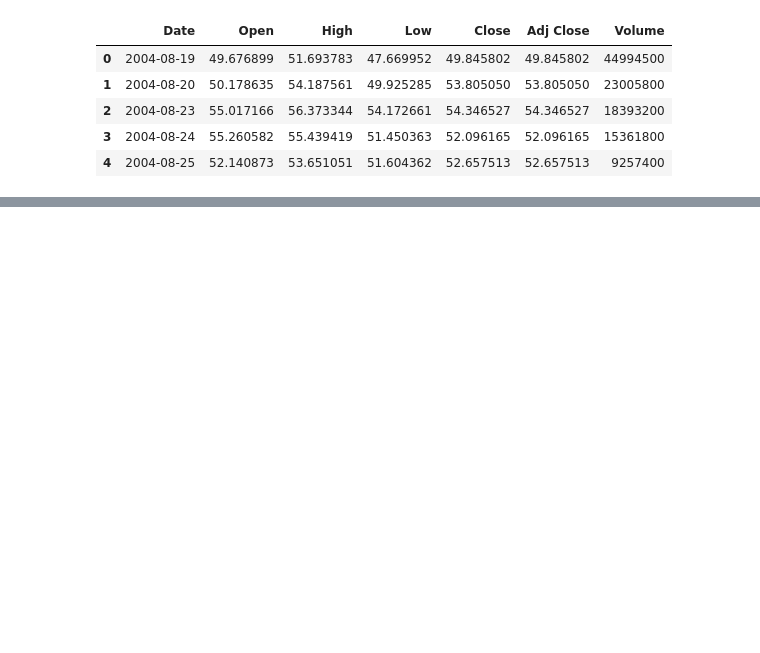
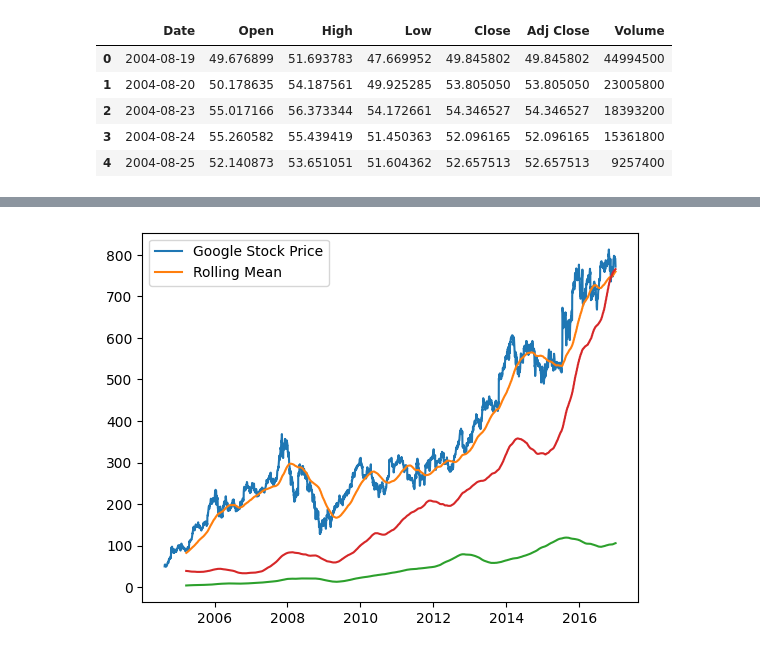
Before and after one commit to bipasnadulal/aws-future-ai-programmer-nanodegree, a Jupyter notebook: statistics_from_stock_data/statistics_from_stock_data.ipynb, the cells around one changed output, grey strips where cells are left out. Drawn from its saved outputs; the diff is of its cells as text; code cells hidden in the pictures; blank space fills up the shorter version.

Commit message:
plot a graph

```diff
--- a/statistics_from_stock_data/statistics_from_stock_data.ipynb
+++ b/statistics_from_stock_data/statistics_from_stock_data.ipynb
@@ -22,0 +40,9 @@ amazon_stock = pd.read_csv('./data/AMZN.csv', usecols =['Date', 'Adj Close'], in
+# %%
+# Change the Adj Close column label to Google
+google_stock = google_stock.rename(columns={'Adj Close':'google_stock_adj_close'})
+
+# Change the Adj Close column label to Apple
+apple_stock = apple_stock.rename(columns={'Adj Close':'apple_stock_adj_close'})
+
+# Change the Adj Close column label to Amazon
+amazon_stock = amazon_stock.rename(columns={'Adj Close':'amazon_stock_adj_close'})
@@ -22,0 +60,9 @@ amazon_stock = pd.read_csv('./data/AMZN.csv', usecols =['Date', 'Adj Close'], in
+# %%
+# We join the Google stock to all_stocks
+all_stocks = all_stocks.join(google_stock)
+
+# We join the Apple stock to all_stocks
+all_stocks = all_stocks.join(apple_stock)
+
+# We join the Amazon stock to all_stocks
+all_stocks = all_stocks.join(amazon_stock)
@@ -22,0 +92,6 @@ amazon_stock = pd.read_csv('./data/AMZN.csv', usecols =['Date', 'Adj Close'], in
+# %%
+# Print the column-wise count of NaN values, if any, in the all_stocks dataframe
+all_stocks.isnull().any()
+
+# Remove any rows that contain NaN values. Do this operation inplace.
+all_stocks.dropna(axis=0, inplace=True)
@@ -22,0 +125,20 @@ amazon_stock = pd.read_csv('./data/AMZN.csv', usecols =['Date', 'Adj Close'], in
+# %%
+# We compute the rolling mean using a 150-Day window for Google stock
+rollingMean = all_stocks.rolling(150).mean()
+# %%
+# this allows plots to be rendered in the notebook
+%matplotlib inline
+
+# We import matplotlib into Python
+import matplotlib.pyplot as plt
+
+
+# We plot the Google stock data
+plt.plot(all_stocks['google_stock_adj_close'])
+
+# We plot the rolling mean ontop of our Google stock data
+plt.plot(rollingMean)
+plt.legend(['Google Stock Price', 'Rolling Mean'])
+plt.show()
+# %% [output]
+[figure, added]
```
Also changed, not shown: parts of 5 cells of this notebook.
